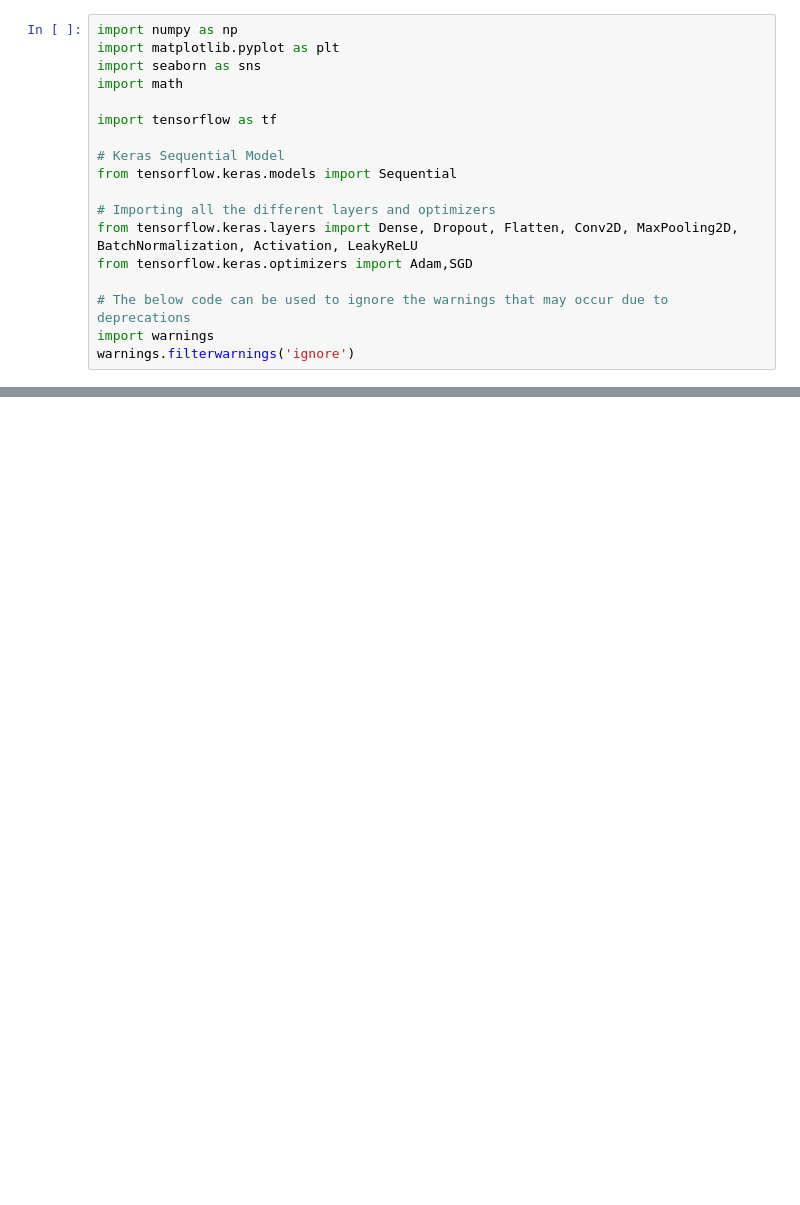
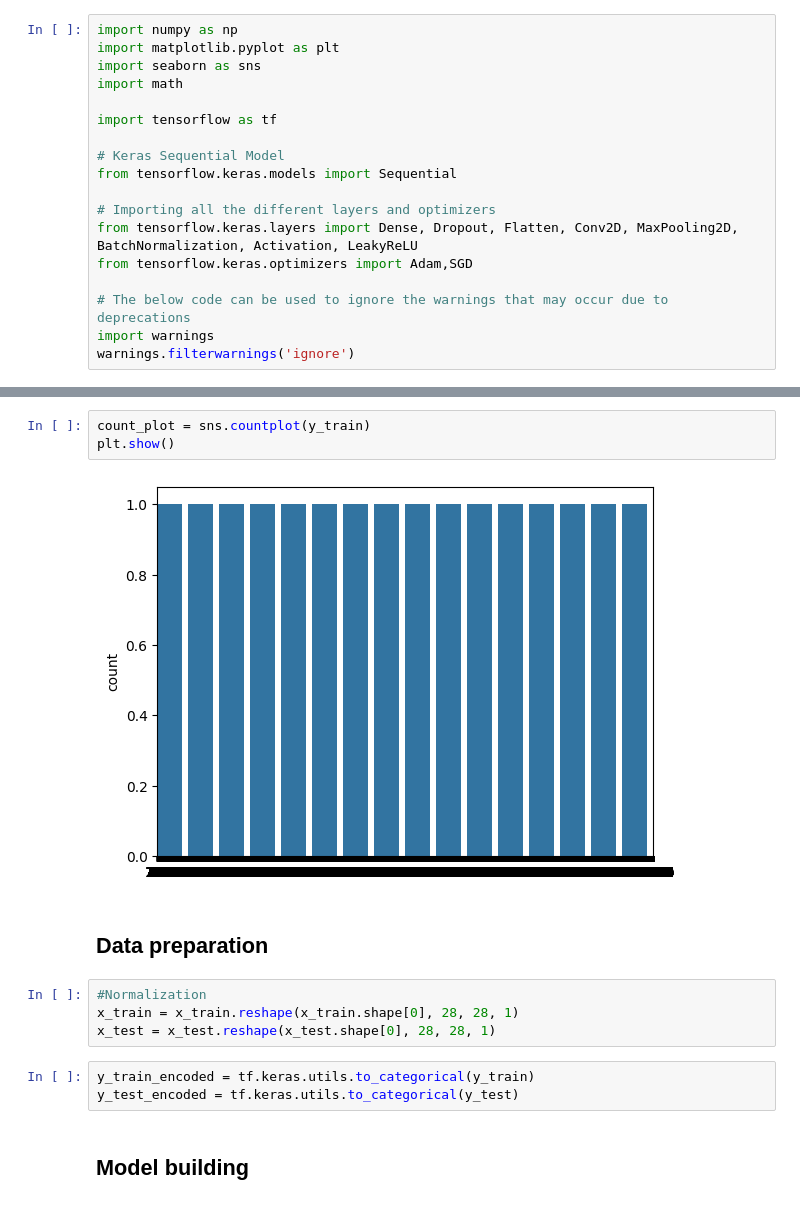
Before and after one commit to akatjizeu/Data-Science, a Jupyter notebook: CNN_MNIST.ipynb, the cells around one changed output, grey strips where cells are left out. Saved outputs shown, nothing was run; the diff lists cells and outputs as text; blank space fills up the shorter version.

```diff
--- a/CNN_MNIST.ipynb
+++ b/CNN_MNIST.ipynb
@@ -27,0 +76,16 @@ Downloading data from https://storage.googleapis.com/tensorflow/tf-keras-dataset
+# %%
+count_plot = sns.countplot(y_train)
+plt.show()
+# %% [output]
+[figure, added]
+# %% [markdown]
+## Data preparation
+# %%
+#Normalization
+x_train = x_train.reshape(x_train.shape[0], 28, 28, 1)
+x_test = x_test.reshape(x_test.shape[0], 28, 28, 1)
+# %%
+y_train_encoded = tf.keras.utils.to_categorical(y_train)
+y_test_encoded = tf.keras.utils.to_categorical(y_test)
+# %% [markdown]
+## Model building
```
Also changed, not shown: parts of 10 cells of this notebook.
